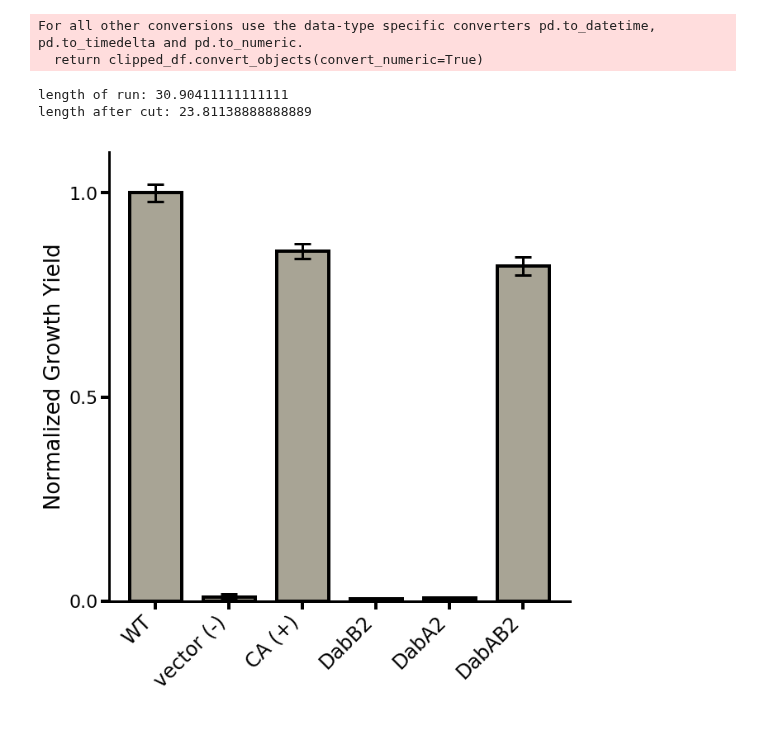
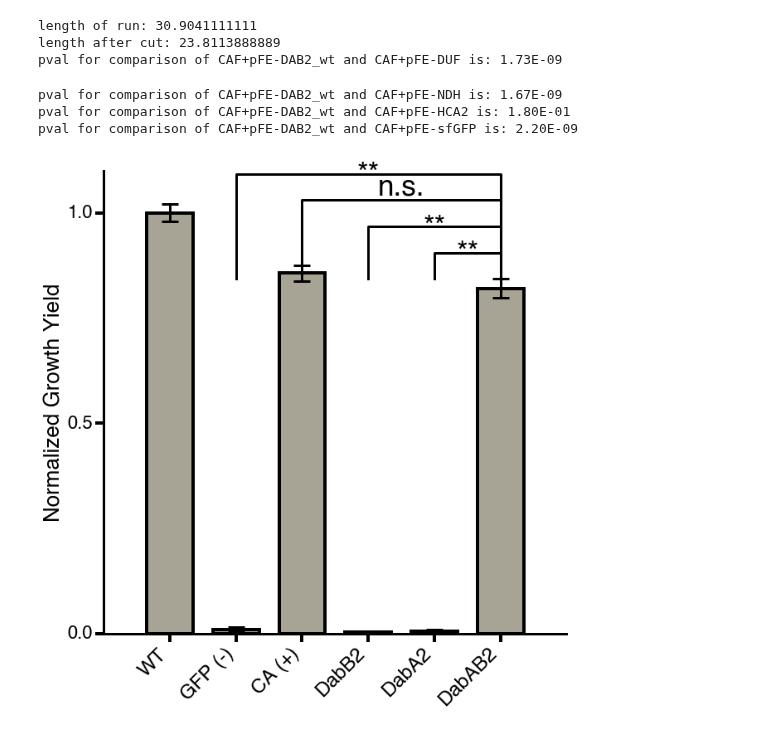
Before and after one commit to jackdesmarais/DabTransporterPaper, a Jupyter notebook: scripts/figure 3 CAFree complementation by DAB.ipynb, the cells around one changed output. Saved outputs shown, nothing was run; the diff lists cells and outputs as text; code cells hidden in the pictures.

```diff
--- a/scripts/figure 3 CAFree complementation by DAB.ipynb
+++ b/scripts/figure 3 CAFree complementation by DAB.ipynb
@@ -270,7 +295,7 @@ def prepAndNormalize(ps,timecourse,cutoffTime):
     normalized_yld = yld / mean_yield.loc['bw+pFE-sfGFP']
     normalized_mean_yld = normalized_yld.groupby(ps.well_to_name_mapping()).mean()
     normalized_std_yld = normalized_yld.groupby(ps.well_to_name_mapping()).std()
-    return( (normalized_mean_yld,normalized_std_yld) )
+    return( (normalized_mean_yld,normalized_std_yld,grouped_yld) )
 # %%
 # TODO(JD): T-test for significant difference in growth yield and 14Ci uptake.
 # %%
@@ -281,54 +306,92 @@ ps = PlateSpec.FromFile('../data/tecantaloupe/growth/plate_specs/2018_02_07_oper
 
 parser = SavageLabM1000Excel()
 timecourse = parser.ParseFromFilename('../data/tecantaloupe/growth/data/2018_02_09_CAFree_operon1_rescue_experiment_metal_KO_later.xlsx')
-normalized_mean_yld,normalized_std_yld=prepAndNormalize(ps,timecourse,24)
+normalized_mean_yld,normalized_std_yld,grouped_yld=prepAndNormalize(ps,timecourse,24)
 
 #     print(data)
 to_plot = [
     ('bw+pFE-sfGFP', 'WT'),
-    ('CAF+pFE-sfGFP', 'vector (-)'),
+    ('CAF+pFE-sfGFP', 'GFP (-)'),
     ('CAF+pFE-HCA2', 'CA (+)'),
     ('CAF+pFE-NDH', 'DabB2'),
     ('CAF+pFE-DUF', 'DabA2'),
     ('CAF+pFE-DAB2_wt', 'DabAB2'),
+]
+
+to_test = [
+    ('CAF+pFE-DAB2_wt', 'CAF+pFE-DUF',5,4),
+    ('CAF+pFE-DAB2_wt', 'CAF+pFE-NDH',5,3),
+    ('CAF+pFE-DAB2_wt', 'CAF+pFE-HCA2',5,2),
+    ('CAF+pFE-DAB2_wt', 'CAF+pFE-sfGFP',5,1),
 ]
 
 
 labels = [name for label, name in to_plot]
 ylds = [normalized_mean_yld.loc[t[0]][0] for t in to_plot]
 stds = [normalized_std_yld.loc[t[0]][0] for t in to_plot]
 
 xs = np.arange(len(ylds))
 plt.bar(xs, ylds, yerr=stds, color=greyish, align='center', ecolor='k', width=0.7, edgecolor='k',
         linewidth=4, capsize=10, error_kw={'capsize': 10, 'capthick': 3, 'elinewidth': 3})
+
+# print(grouped_yld)
+i=0
+for test1,test2,x1,x2 in to_test:
+    i+=1
+    y=max(ylds[x1]+stds[x1],0)#,ylds[x2]+stds[x2])
+    h=i/16
+#     print(grouped_yld.get_group(test[0])['yield'])
+    tval,pval = ttest_ind(grouped_yld.get_group(test1)['yield'],grouped_yld.get_group(test2)['yield'])
+    pval_corrected=pval*len(to_test)
+#     print(pval)
+    print('pval for comparison of %s and %s is: %.2E'%(test1,test2,pval_corrected))
+    plt.plot([x1, x1, x2, x2], [y, y+h, y+h, y], lw=3, color='k')
+
+    sig_str=''
+    va=''
+    if (pval_corrected<0.0005):
+        sig_str='**'
+        va='center'
+    elif (pval_corrected<0.05):
+        sig_str='*'
+        va='center'
+    else:
+        sig_str='n.s.'
+        va='bottom'
+
+    plt.text((x1+x2)*.5, y+h, sig_str, ha='center', va=va, color='k',fontsize=35)
+
+
 
 plt.ylabel('Normalized Growth Yield', fontsize=26)
 
 plt.xticks(xs, labels, rotation=45, fontsize=24, ha='right')
 plt.tick_params(axis='both', direction='out', bottom='on', left='on', top='off', right='off',
                 length=10, width=4)
 plt.yticks([0, 0.5, 1.0], fontsize=22)
 plt.ylim(0.0, 1.1)
     # Hide the right and top spines
 ax.spines['right'].set_visible(False)
 ax.spines['top'].set_visible(False)
 
 # Only show ticks on the left and bottom spines
 ax.yaxis.set_ticks_position('left')
 ax.xaxis.set_ticks_position('bottom')
 
 #     change axis weight
 ax.spines['left'].set_linewidth(3)
 ax.spines['bottom'].set_linewidth(3)
 
 plt.savefig('fig3/fig3B.eps',format='eps',bbox_inches='tight')
 plt.show()
 # %% [output]
-For all other conversions use the data-type specific converters pd.to_datetime, pd.to_timedelta and pd.to_numeric.
-  return clipped_df.convert_objects(convert_numeric=True)
+length of run: 30.9041111111
+length after cut: 23.8113888889
+pval for comparison of CAF+pFE-DAB2_wt and CAF+pFE-DUF is: 1.73E-09
-length of run: 30.90411111111111
-length after cut: 23.81138888888889
+pval for comparison of CAF+pFE-DAB2_wt and CAF+pFE-NDH is: 1.67E-09
+pval for comparison of CAF+pFE-DAB2_wt and CAF+pFE-HCA2 is: 1.80E-01
+pval for comparison of CAF+pFE-DAB2_wt and CAF+pFE-sfGFP is: 2.20E-09
-[figure, old version]
+[figure, new version]
 # %%
 fig,ax = plt.subplots(figsize=(10,10))
 
```
Also changed, not shown: parts of 5 cells of this notebook, 20 other files.
